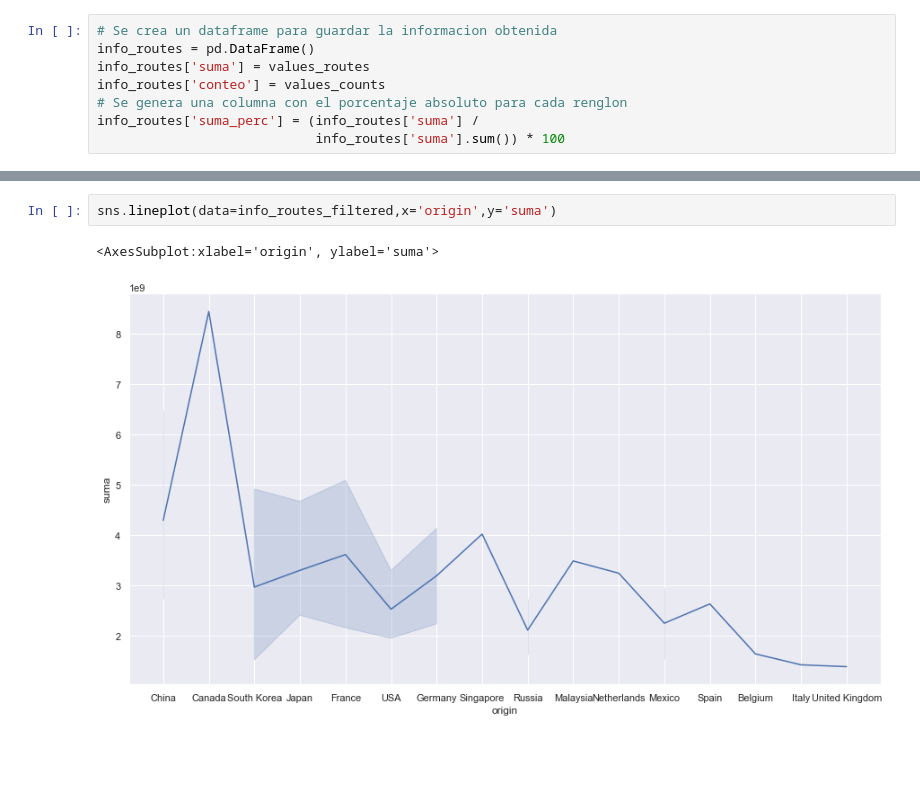
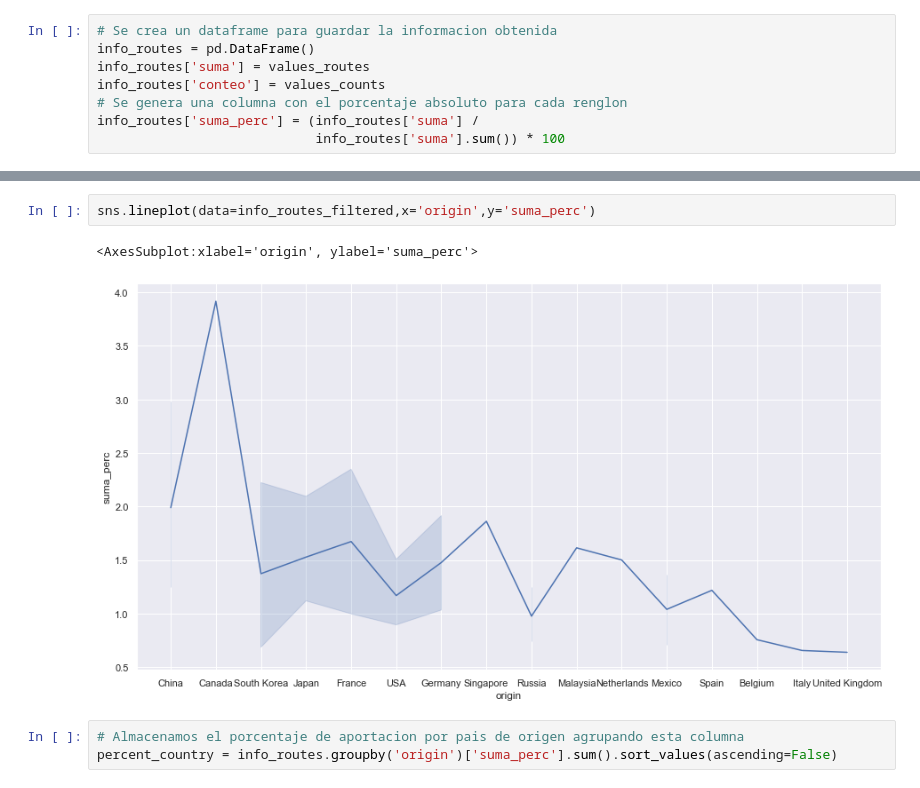
Before and after one commit to angelc29/proyecto02-emtech, a Jupyter notebook: main.ipynb, the cells around one changed output, grey strips where cells are left out. Drawn from its saved outputs; the diff is of its cells as text; blank space fills up the shorter version.

```diff
--- a/main.ipynb
+++ b/main.ipynb
@@ -207,5 +170,8 @@ dtype: object
 # %%
-sns.lineplot(data=info_routes_filtered,x='origin',y='suma')
+sns.lineplot(data=info_routes_filtered,x='origin',y='suma_perc')
 # %% [output]
-<AxesSubplot:xlabel='origin', ylabel='suma'>
+<AxesSubplot:xlabel='origin', ylabel='suma_perc'>
-[figure, old version]
+[figure, new version]
+# %%
+# Almacenamos el porcentaje de aportacion por pais de origen agrupando esta columna
+percent_country = info_routes.groupby('origin')['suma_perc'].sum().sort_values(ascending=False)
```
Also changed, not shown: parts of 3 cells of this notebook.
